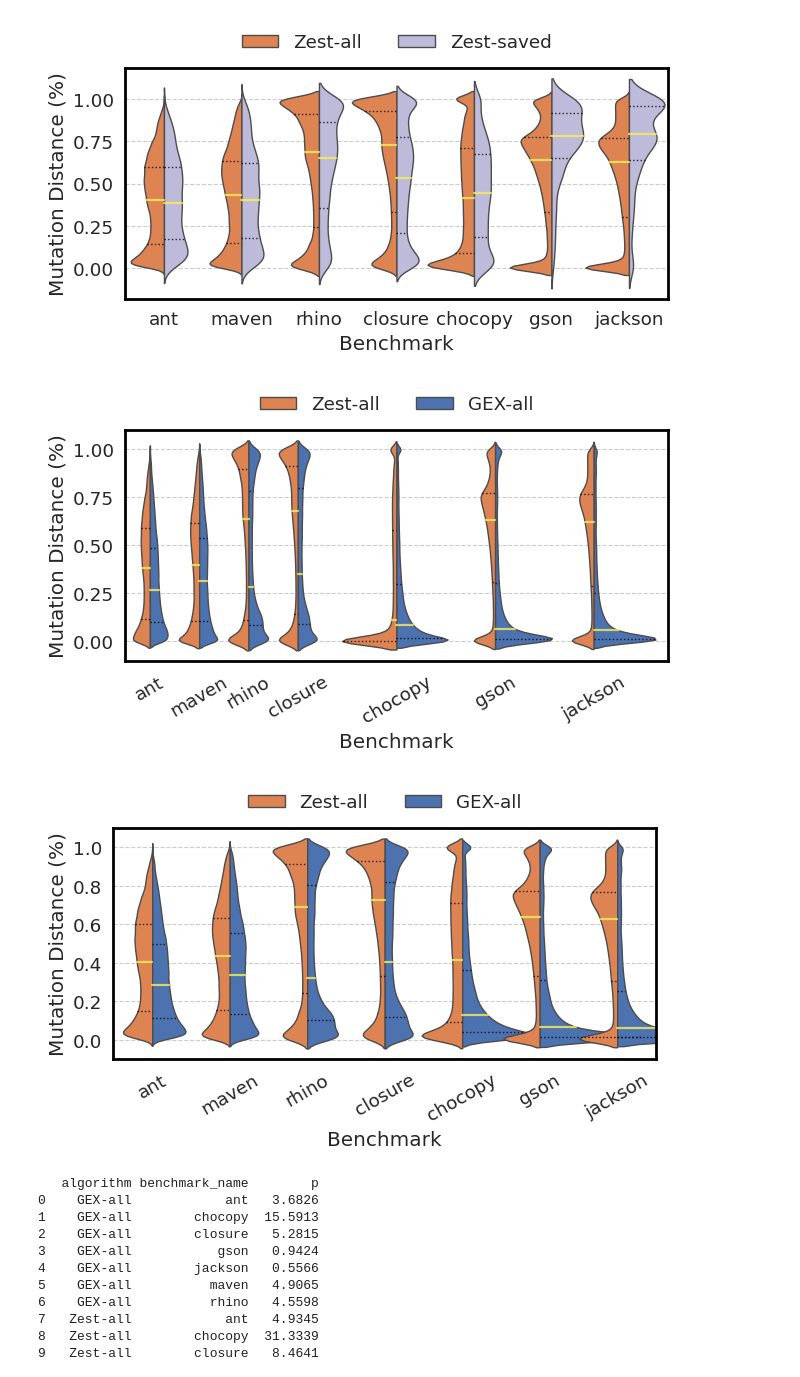
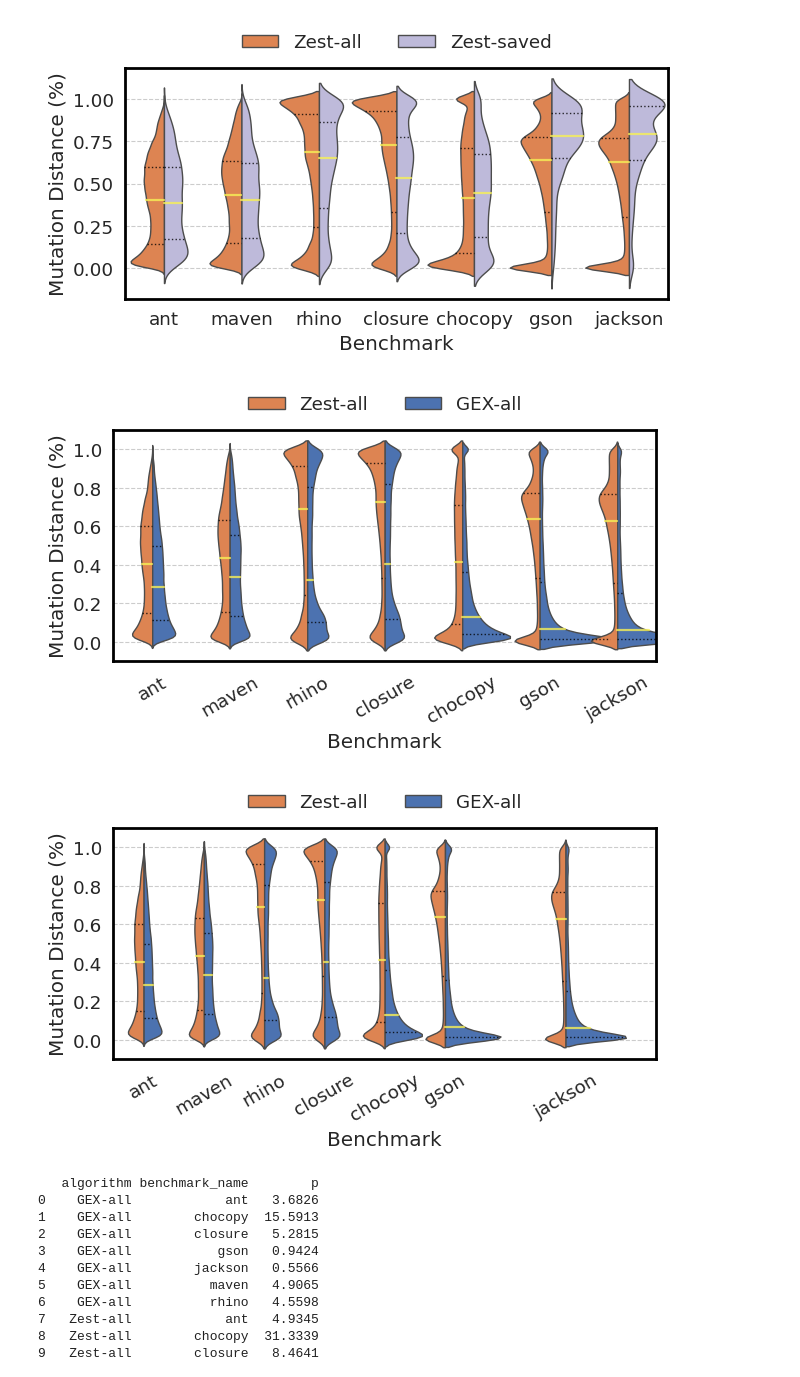
Before and after one commit to aoli-al/JQF-ei, a Jupyter notebook: scripts/experiments/ei/ei-ubc/data_exploration.ipynb, the cells around one changed output. Drawn from its saved outputs; the diff is of its cells as text; code cells hidden in the pictures.

Commit message:
Update figures

```diff
--- a/scripts/experiments/ei/ei-ubc/data_exploration.ipynb
+++ b/scripts/experiments/ei/ei-ubc/data_exploration.ipynb
@@ -136,12 +130,12 @@ violin_plot_for_mutation_distance(non_zero_zest_df, experiment_name, 'rq1_wo_zer
 # %% [output]
 [figure]
 # %%
-x_order = ('ant', 'maven', 'rhino', 'closure', 'NA1', 'chocopy', 'NA2', 'gson', 'NA3', 'jackson', 'NA4')
-violin_plot_for_mutation_distance(all_input_df, experiment_name, 'rq2_zest_vs_ei', width=2.5, x_order=x_order)
+x_order = ('ant', 'maven', 'rhino', 'closure', 'chocopy', 'gson', 'jackson')
+violin_plot_for_mutation_distance(non_zero_all_input_df, experiment_name, 'rq2_wo_zero_mutations_2', width=2.0, x_order=x_order)
 # %% [output]
-[figure, old version]
+[figure, new version]
 # %%
-x_order = ('ant', 'maven', 'rhino', 'closure', 'chocopy', 'gson', 'jackson')
-violin_plot_for_mutation_distance(non_zero_all_input_df, experiment_name, 'rq2_wo_zero_mutations_2', width=2.9, x_order=x_order)
+x_order = ('ant', 'maven', 'rhino', 'closure', 'chocopy', 'gson', 'NA2', 'jackson', 'NA1')
+violin_plot_for_mutation_distance(non_zero_all_input_df, experiment_name, 'rq2_wo_zero_mutations', width=2.0, x_order=x_order)
 # %% [output]
-[figure, old version]
+[figure, new version]
```
Also changed, not shown: parts of 2 cells of this notebook, 2 other files.
